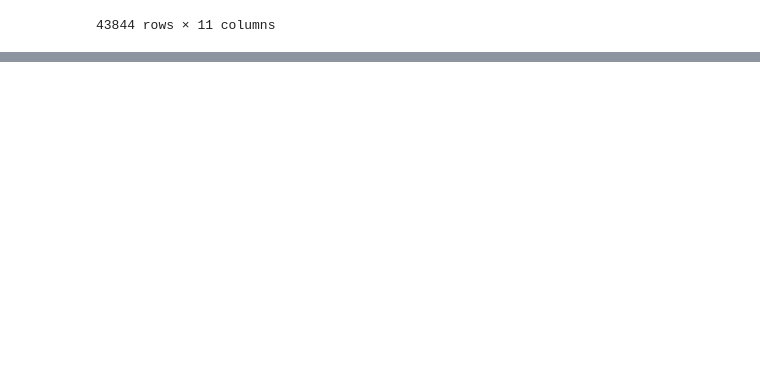
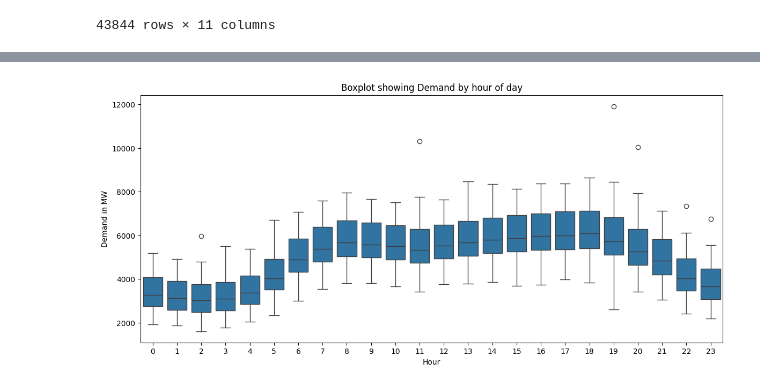
Before and after one commit to BrilliantChard/Electricity-Demand-Prediction, a Jupyter notebook: Electricity Demand Prediction.ipynb, the cells around one changed output, grey strips where cells are left out. Drawn from its saved outputs; the diff is of its cells as text; code cells hidden in the pictures; blank space fills up the shorter version.

```diff
--- a/Electricity Demand Prediction.ipynb
+++ b/Electricity Demand Prediction.ipynb
@@ -499,0 +689,9 @@ data
+# %%
+plt.figure(figsize = (14, 6))
+sns.boxplot(data=data, x='hour', y='Demand')
+plt.title('Boxplot showing Demand by hour of day')
+plt.xlabel('Hour')
+plt.ylabel('Demand in MW')
+plt.show()
+# %% [output]
+[figure, added]
```
Also changed, not shown: parts of 29 cells of this notebook.
